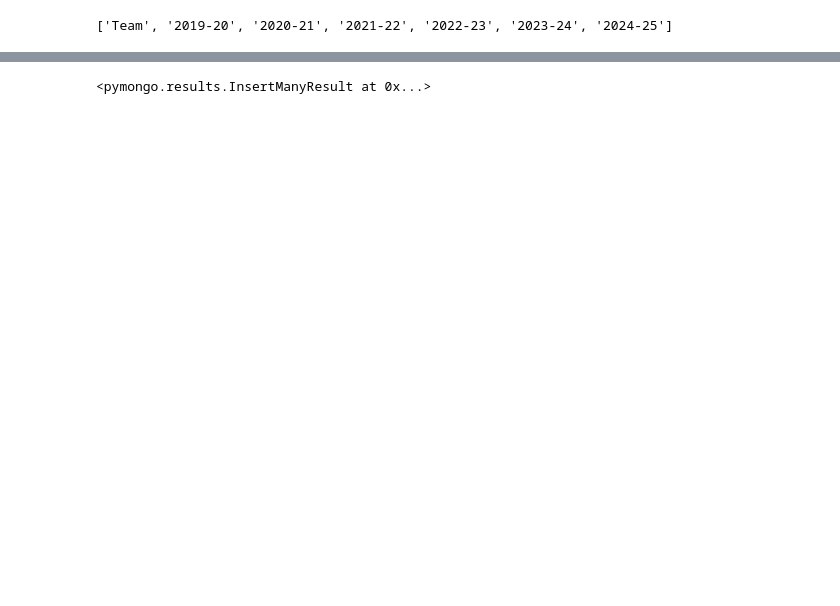
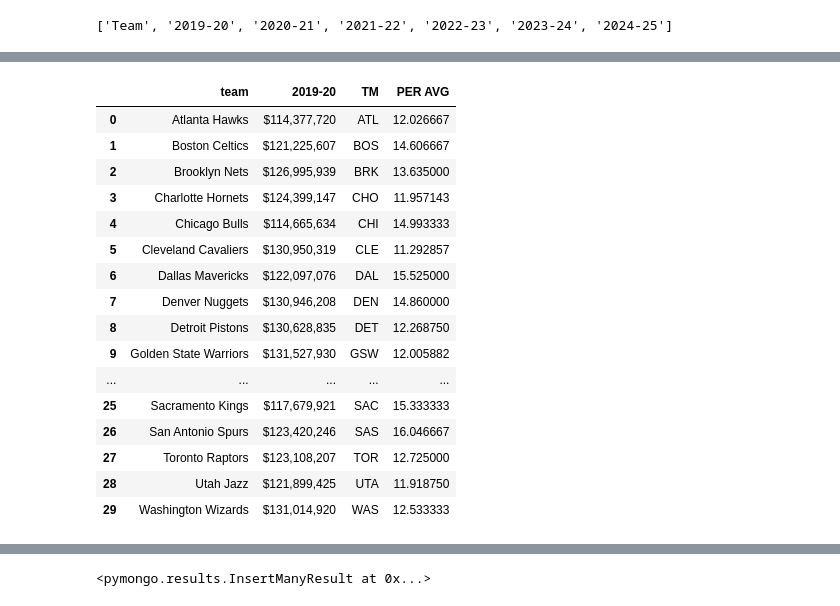
Before and after one commit to gportes24/NBA_salary_analytics, a Jupyter notebook: Resources/starter_code.ipynb, the cells around one changed output, grey strips where cells are left out. Cells and saved outputs as stored; diff of their text form; code cells hidden in the pictures; blank space fills up the shorter version.

```diff
--- a/Resources/starter_code.ipynb
+++ b/Resources/starter_code.ipynb
@@ -920,0 +945,4 @@ See the caveats in the documentation: https://pandas.pydata.org/pandas-docs/stab
+# %%
+hygge = team_unique.tolist()
+hygge.sort()
+hygge
@@ -921,3 +1041,24 @@ See the caveats in the documentation: https://pandas.pydata.org/pandas-docs/stab
+# %%
+team_money = pd.merge(attempt_three, attempt_five, on = "TM")
+team_money
+# %% [output]
+|  | team | 2019-20 | TM | PER AVG |
+| 0 | Atlanta Hawks | $114,377,720 | ATL | 12.026667 |
+| 1 | Boston Celtics | $121,225,607 | BOS | 14.606667 |
+| 2 | Brooklyn Nets | $126,995,939 | BRK | 13.635000 |
+| 3 | Charlotte Hornets | $124,399,147 | CHO | 11.957143 |
+| 4 | Chicago Bulls | $114,665,634 | CHI | 14.993333 |
+| 5 | Cleveland Cavaliers | $130,950,319 | CLE | 11.292857 |
+| 6 | Dallas Mavericks | $122,097,076 | DAL | 15.525000 |
+| 7 | Denver Nuggets | $130,946,208 | DEN | 14.860000 |
+| 8 | Detroit Pistons | $130,628,835 | DET | 12.268750 |
+| 9 | Golden State Warriors | $131,527,930 | GSW | 12.005882 |
+| ... | ... | ... | ... | ... |
+| 25 | Sacramento Kings | $117,679,921 | SAC | 15.333333 |
+| 26 | San Antonio Spurs | $123,420,246 | SAS | 16.046667 |
+| 27 | Toronto Raptors | $123,108,207 | TOR | 12.725000 |
+| 28 | Utah Jazz | $121,899,425 | UTA | 11.918750 |
+| 29 | Washington Wizards | $131,014,920 | WAS | 12.533333 |
 # %%
 team_money.to_json("team_salary.json")
 # %%
```
Also changed, not shown: parts of 27 cells of this notebook, 3 other files.
